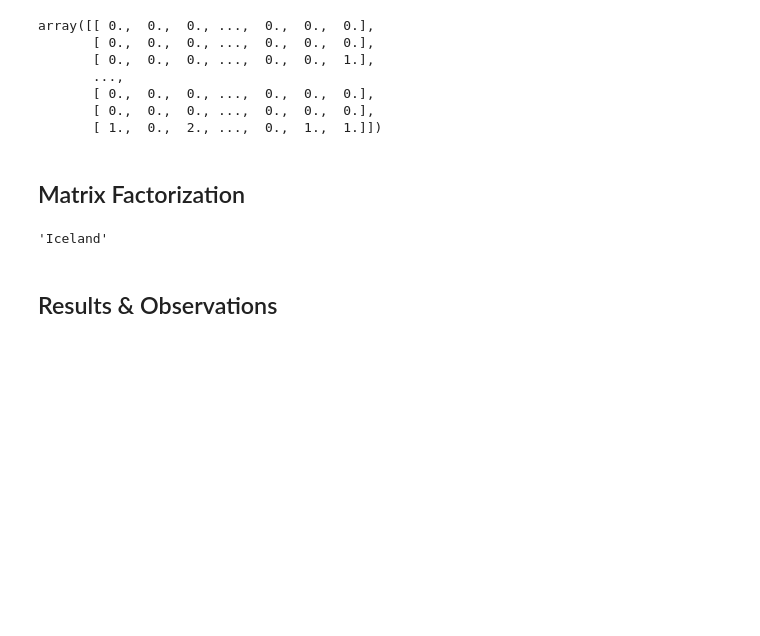
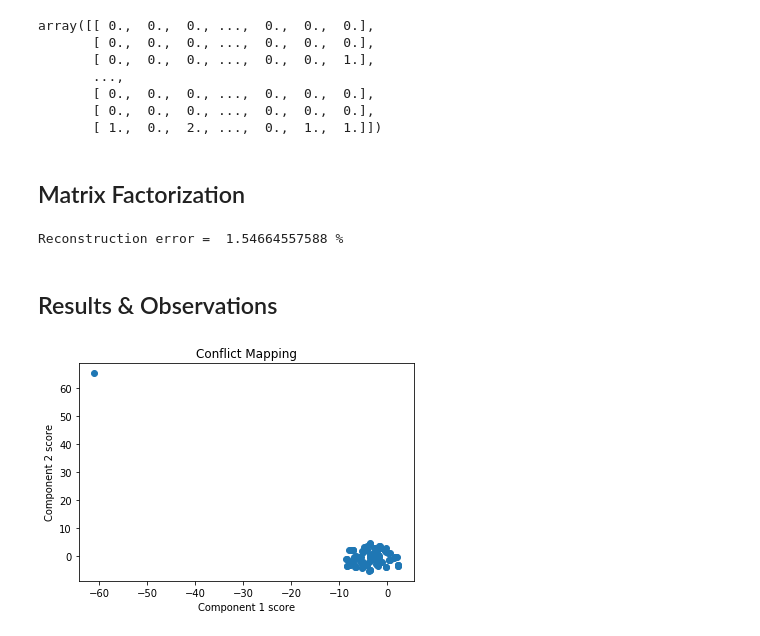
Before and after one commit to julied20/ada-2017, a Jupyter notebook: Project/Conflicts Factorization.ipynb, the cells around one changed output. Cells and saved outputs as stored; diff of their text form; code cells hidden in the pictures; blank space fills up the shorter version.

```diff
--- a/Project/Conflicts Factorization.ipynb
+++ b/Project/Conflicts Factorization.ipynb
@@ -105,9 +102,29 @@ array([[ 0.,  0.,  0., ...,  0.,  0.,  0.],
        [ 1.,  0.,  2., ...,  0.,  1.,  1.]])
 # %% [markdown]
 ## Matrix Factorization
-# %%
-colonisation_countries[0]
-# %% [output]
-'Iceland'
+# %%
+model = NMF(n_components=20, solver='cd', tol=0.0001, max_iter=2000, random_state=None, alpha=0.0, \
+    l1_ratio=0.0, verbose=0, shuffle=False)
+
+W = model.fit_transform(matrix)
+H = model.components_
+
+print ("Reconstruction error = ", 100*mean_squared_error(matrix,W.dot(H)), "%")
+# %% [output]
+Reconstruction error =  1.54664557588 %
 # %% [markdown]
 ## Results & Observations
+# %%
+W_embedded = TSNE(n_components=2).fit_transform(W)
+H_embedded = TSNE(n_components=2).fit_transform(H)
+
+plt.figure(1)
+plt.title("Conflict Mapping")
+
+plt.xlabel("Component 1 score")
+plt.ylabel("Component 2 score")
+
+plt.scatter(W_embedded[:,0], W_embedded[:,1])
+plt.show()
+# %% [output]
+[figure, added]
```
Also changed, not shown: parts of 1 cell of this notebook.
